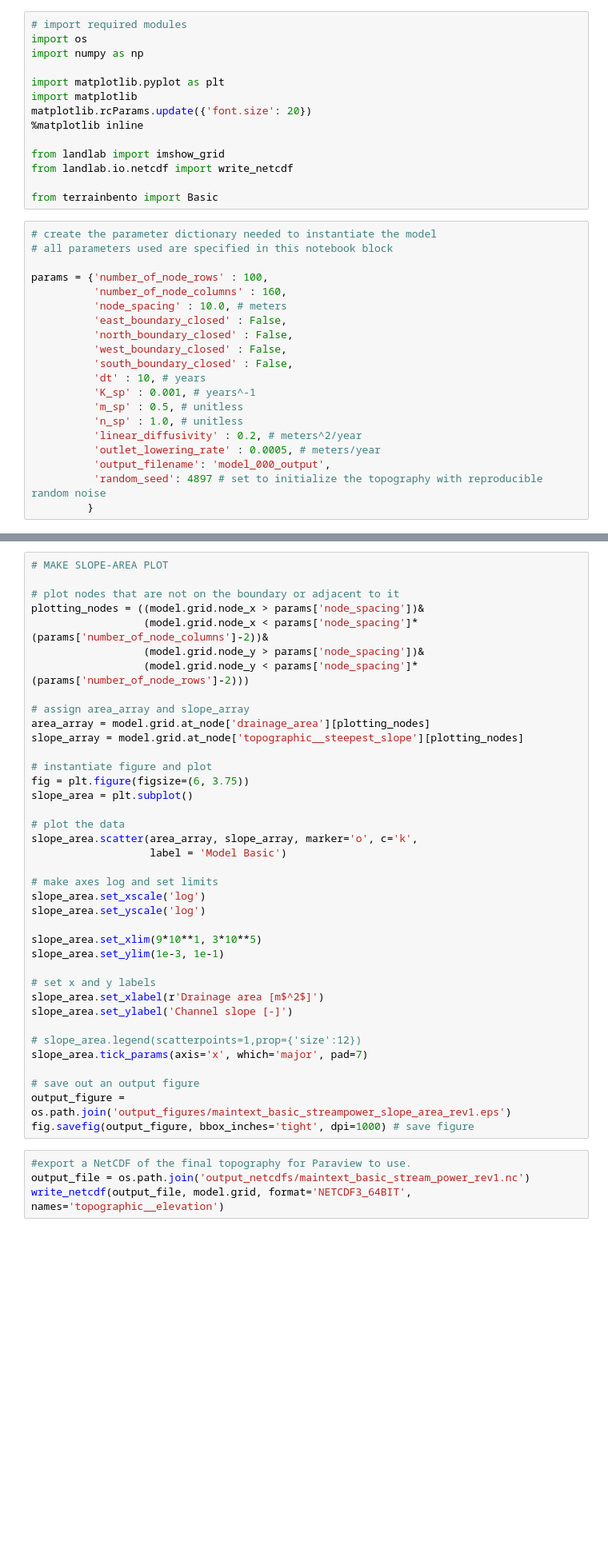
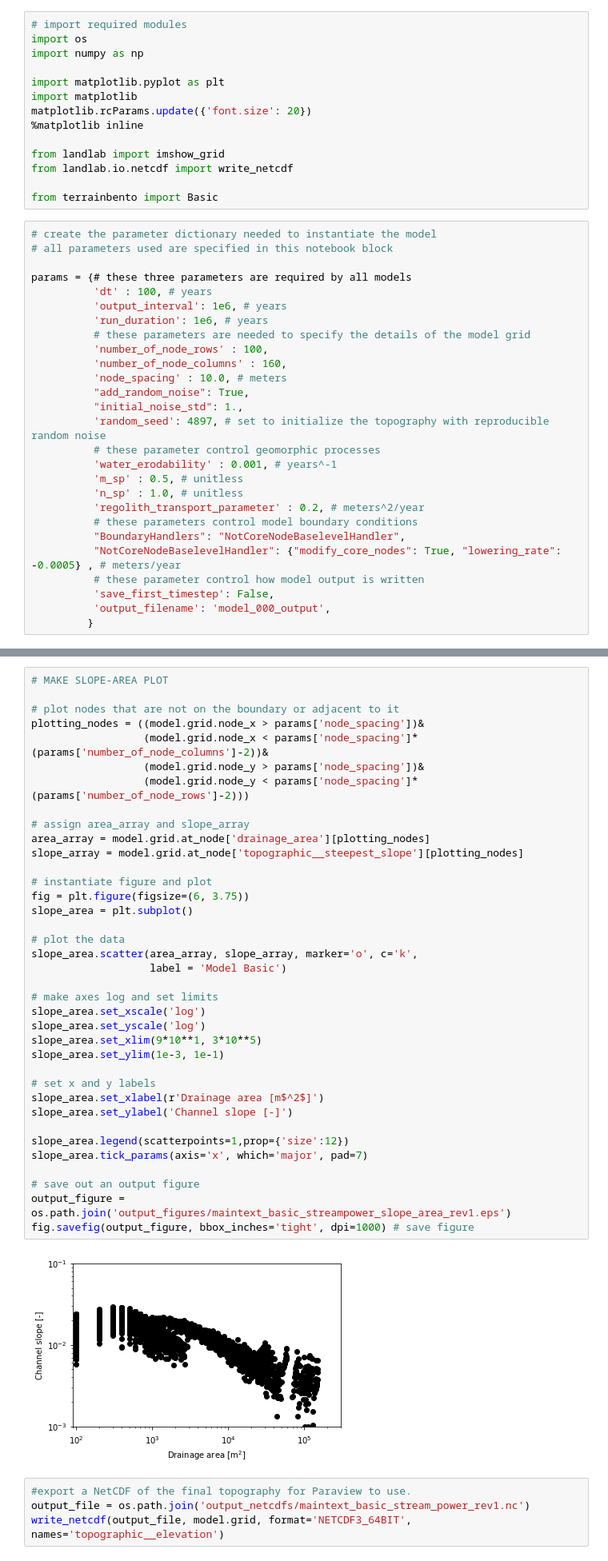
Before and after one commit to TerrainBento/examples_tests_and_tutorials, a Jupyter notebook: coupled_process_elements/model_000_COUPLED_steady_solution.ipynb, the cells around one changed output, grey strips where cells are left out. Shown: that part at 80% size. Cells and saved outputs as stored; diff of their text form; blank space fills up the shorter version.

```diff
--- a/coupled_process_elements/model_000_COUPLED_steady_solution.ipynb
+++ b/coupled_process_elements/model_000_COUPLED_steady_solution.ipynb
@@ -28,21 +28,28 @@ from terrainbento import Basic
 # create the parameter dictionary needed to instantiate the model
 # all parameters used are specified in this notebook block
 
-params = {'number_of_node_rows' : 100,
+params = {# these three parameters are required by all models
+          'dt' : 100, # years
+          'output_interval': 1e6, # years
+          'run_duration': 1e6, # years
+          # these parameters are needed to specify the details of the model grid
+          'number_of_node_rows' : 100,
           'number_of_node_columns' : 160,
           'node_spacing' : 10.0, # meters
-          'east_boundary_closed' : False,
-          'north_boundary_closed' : False,
-          'west_boundary_closed' : False,
-          'south_boundary_closed' : False,
-          'dt' : 10, # years
-          'K_sp' : 0.001, # years^-1
+          "add_random_noise": True,
+          "initial_noise_std": 1.,
+          'random_seed': 4897, # set to initialize the topography with reproducible random noise
+          # these parameter control geomorphic processes
+          'water_erodability' : 0.001, # years^-1
           'm_sp' : 0.5, # unitless
           'n_sp' : 1.0, # unitless
-          'linear_diffusivity' : 0.2, # meters^2/year
-          'outlet_lowering_rate' : 0.0005, # meters/year
+          'regolith_transport_parameter' : 0.2, # meters^2/year
+          # these parameters control model boundary conditions
+          "BoundaryHandlers": "NotCoreNodeBaselevelHandler",
+          "NotCoreNodeBaselevelHandler": {"modify_core_nodes": True, "lowering_rate": -0.0005} , # meters/year
+          # these parameter control how model output is written
+          'save_first_timestep': False,
           'output_filename': 'model_000_output',
-          'random_seed': 4897 # set to initialize the topography with reproducible random noise
          }
 # %%
 # initialize the model by passing the parameter dictionary
@@ -92,35 +119,36 @@ plotting_nodes = ((model.grid.node_x > params['node_spacing'])&
                   (model.grid.node_y > params['node_spacing'])&
                   (model.grid.node_y < params['node_spacing']*(params['number_of_node_rows']-2)))
 
 # assign area_array and slope_array
 area_array = model.grid.at_node['drainage_area'][plotting_nodes]
 slope_array = model.grid.at_node['topographic__steepest_slope'][plotting_nodes]
 
 # instantiate figure and plot
 fig = plt.figure(figsize=(6, 3.75))
 slope_area = plt.subplot()
 
 # plot the data
 slope_area.scatter(area_array, slope_array, marker='o', c='k',
                    label = 'Model Basic')
 
 # make axes log and set limits
 slope_area.set_xscale('log')
 slope_area.set_yscale('log')
-
 slope_area.set_xlim(9*10**1, 3*10**5)
 slope_area.set_ylim(1e-3, 1e-1)
 
 # set x and y labels
 slope_area.set_xlabel(r'Drainage area [m$^2$]')
 slope_area.set_ylabel('Channel slope [-]')
 
-# slope_area.legend(scatterpoints=1,prop={'size':12})
+slope_area.legend(scatterpoints=1,prop={'size':12})
 slope_area.tick_params(axis='x', which='major', pad=7)
 
 # save out an output figure
 output_figure = os.path.join('output_figures/maintext_basic_streampower_slope_area_rev1.eps')
 fig.savefig(output_figure, bbox_inches='tight', dpi=1000) # save figure
+# %% [output]
+[figure, added]
 # %%
 #export a NetCDF of the final topography for Paraview to use.
 output_file = os.path.join('output_netcdfs/maintext_basic_stream_power_rev1.nc')
```
Also changed, not shown: parts of 3 cells of this notebook, 3 other files.
